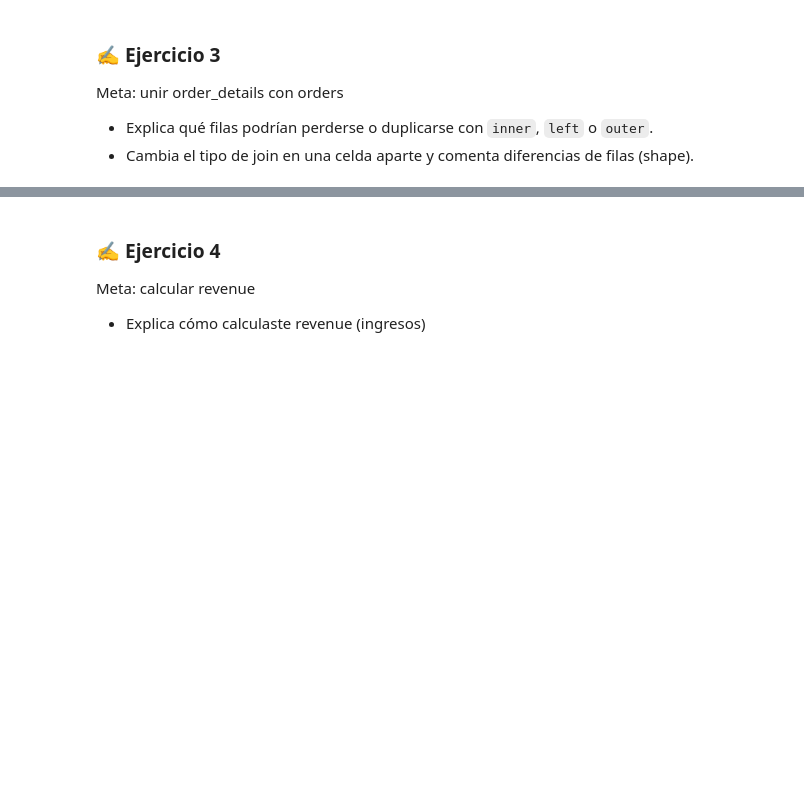
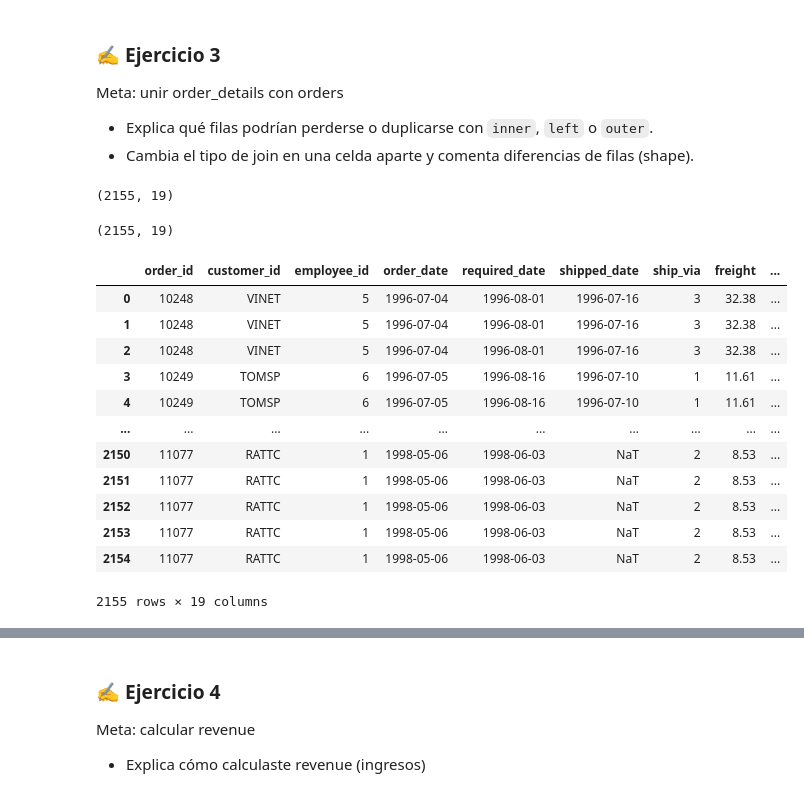
Before and after one commit to DataJm/202509-Data-Analytics-con-Python, a Jupyter notebook: Live Coding/Clase 07/Clase7_Proyecto_Northwind.ipynb, the cells around one changed output, grey strips where cells are left out. Drawn from its saved outputs; the diff is of its cells as text; code cells hidden in the pictures; blank space fills up the shorter version.

```diff
--- a/Live Coding/Clase 07/Clase7_Proyecto_Northwind.ipynb
+++ b/Live Coding/Clase 07/Clase7_Proyecto_Northwind.ipynb
@@ -79,3 +267,27 @@ Meta: unir order_details con orders
 
 - Explica qué filas podrían perderse o duplicarse con `inner`, `left` o `outer`.
 - Cambia el tipo de join en una celda aparte y comenta diferencias de filas (shape).
+# %%
+orders.merge(order_details, on='order_id', how="left").shape
+# %% [output]
+(2155, 19)
+# %%
+order_details.merge(orders, left_on='order_id', right_on='order_id', how="left").shape
+# %% [output]
+(2155, 19)
+# %%
+orders.merge(order_details, on='order_id', how="left")
+# %% [output]
+|  | order_id | customer_id | employee_id | order_date | required_date | shipped_date | ship_via | freight | ... |
+| 0 | 10248 | VINET | 5 | 1996-07-04 | 1996-08-01 | 1996-07-16 | 3 | 32.38 | ... |
+| 1 | 10248 | VINET | 5 | 1996-07-04 | 1996-08-01 | 1996-07-16 | 3 | 32.38 | ... |
+| 2 | 10248 | VINET | 5 | 1996-07-04 | 1996-08-01 | 1996-07-16 | 3 | 32.38 | ... |
+| 3 | 10249 | TOMSP | 6 | 1996-07-05 | 1996-08-16 | 1996-07-10 | 1 | 11.61 | ... |
+| 4 | 10249 | TOMSP | 6 | 1996-07-05 | 1996-08-16 | 1996-07-10 | 1 | 11.61 | ... |
+| ... | ... | ... | ... | ... | ... | ... | ... | ... | ... |
+| 2150 | 11077 | RATTC | 1 | 1998-05-06 | 1998-06-03 | NaT | 2 | 8.53 | ... |
+| 2151 | 11077 | RATTC | 1 | 1998-05-06 | 1998-06-03 | NaT | 2 | 8.53 | ... |
+| 2152 | 11077 | RATTC | 1 | 1998-05-06 | 1998-06-03 | NaT | 2 | 8.53 | ... |
+| 2153 | 11077 | RATTC | 1 | 1998-05-06 | 1998-06-03 | NaT | 2 | 8.53 | ... |
+| 2154 | 11077 | RATTC | 1 | 1998-05-06 | 1998-06-03 | NaT | 2 | 8.53 | ... |
+2155 rows × 19 columns
```
Also changed, not shown: parts of 20 cells of this notebook.
